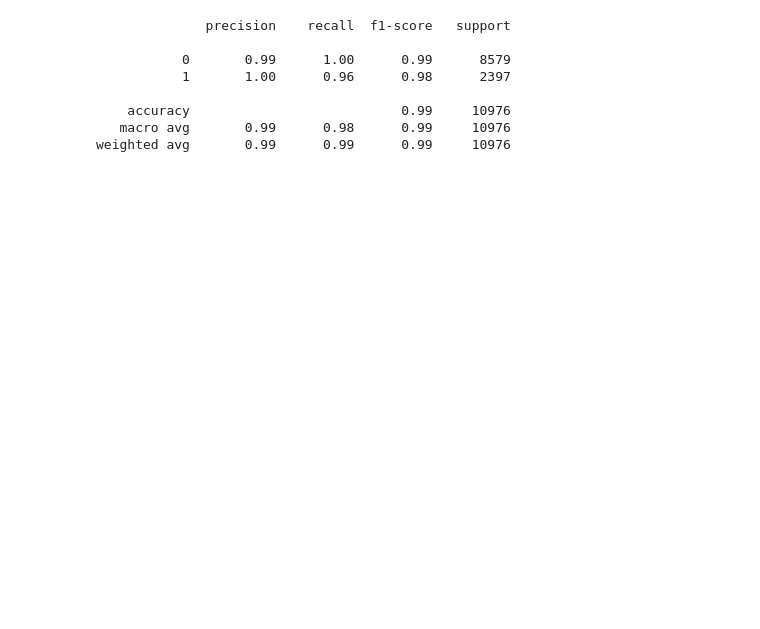
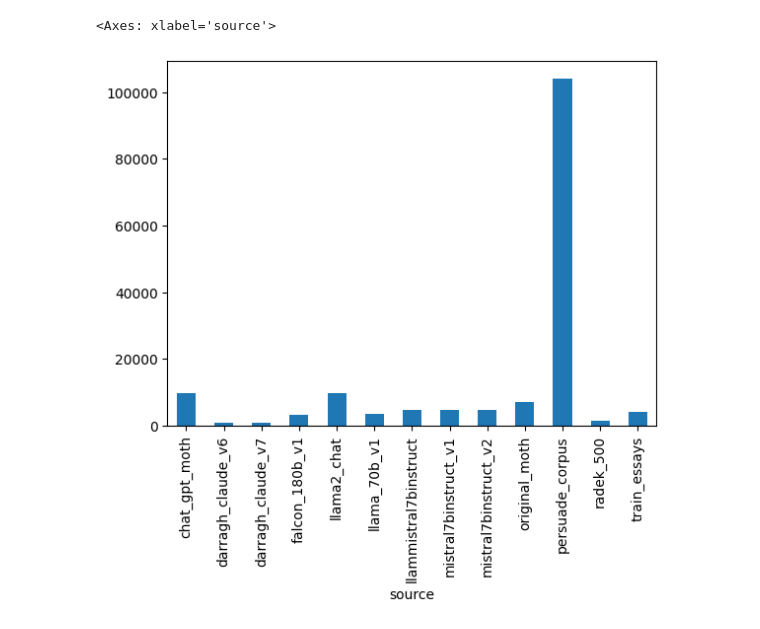
Before and after one commit to chrispool/Asci, a Jupyter notebook: explore.ipynb, the cells around one changed output. Drawn from its saved outputs; the diff is of its cells as text; code cells hidden in the pictures; blank space fills up the shorter version.

```diff
--- a/explore.ipynb
+++ b/explore.ipynb
@@ -29,11 +21,5 @@ predictions = model.predict(vectorizer.transform(X_test))
-# %%
-print(classification_report(y_test, predictions))
-# %% [output]
-              precision    recall  f1-score   support
-
-           0       0.99      1.00      0.99      8579
-           1       1.00      0.96      0.98      2397
-
-    accuracy                           0.99     10976
-   macro avg       0.99      0.98      0.99     10976
-weighted avg       0.99      0.99      0.99     10976
+# %%
+df.groupby("source").count().text.plot.bar()
+# %% [output]
+<Axes: xlabel='source'>
+[figure, added]
```
Also changed, not shown: parts of 11 cells of this notebook.
